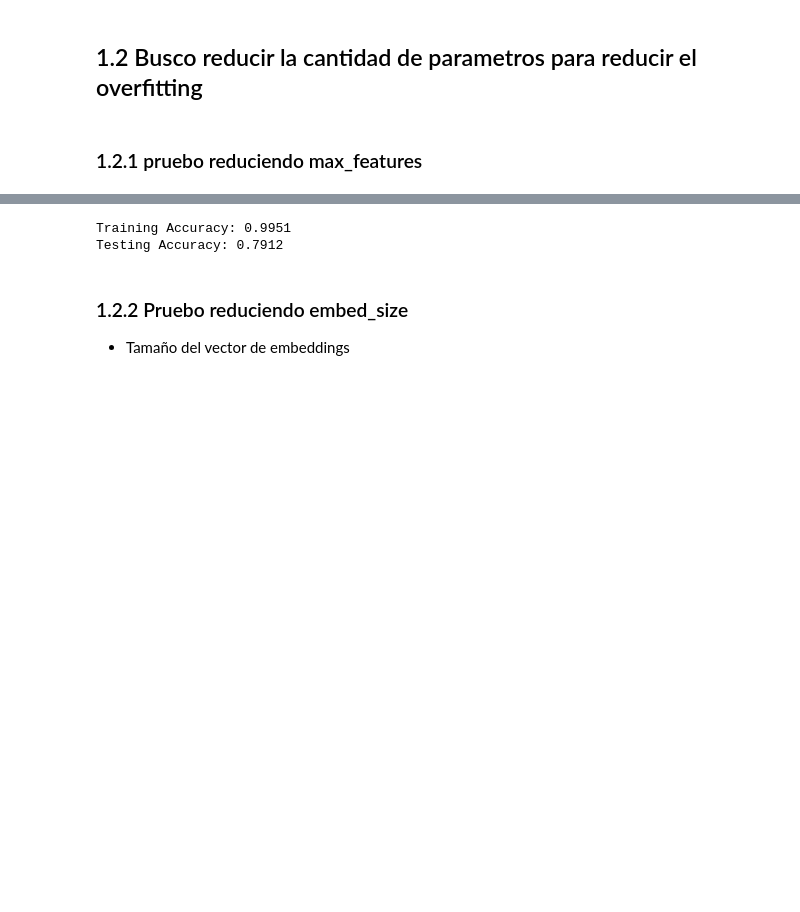
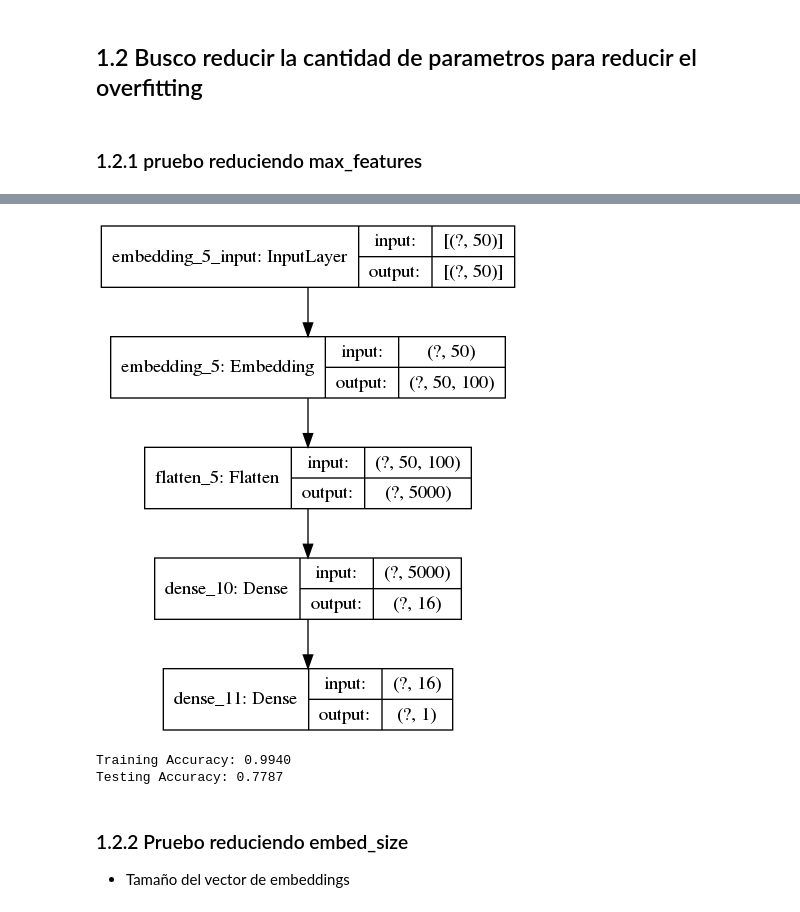
Before and after one commit to mariaCelesteCingolani/7506TP2, a Jupyter notebook: 9. Perceptron Multilayer/9_1 PerceptronMultilayer+Word2Vec.ipynb, the cells around one changed output, grey strips where cells are left out. Drawn from its saved outputs; the diff is of its cells as text; code cells hidden in the pictures; blank space fills up the shorter version.

```diff
--- a/9. Perceptron Multilayer/9_1 PerceptronMultilayer+Word2Vec.ipynb
+++ b/9. Perceptron Multilayer/9_1 PerceptronMultilayer+Word2Vec.ipynb
@@ -145,8 +147,8 @@ def run_model (train_x, train_y, val_x, val_y, test_x, test_y,
 
     loss, accuracy = model.evaluate(test_X, test_y, verbose=False)
     print("Testing Accuracy: {:.4f}".format(accuracy))
-    #test_pred_y = (model.predict(test_X, batch_size=1024, verbose=1) > 0.5).astype("int32")
-    #print("Report: \n{}".format(classification_report(test_y, test_pred_y)))
+    test_pred_y = (model.predict(test_X, batch_size=1024, verbose=1) > 0.5).astype("int32")
+    print("Report: \n{}".format(classification_report(test_y, test_pred_y)))
     return model, tokenizer
 # %% [markdown]
 # 1. Datos Originales
@@ -168,7 +170,7 @@ Testing Accuracy: 0.7748
 # %% [markdown]
 ### 1.2.1 pruebo reduciendo max_features
 # %%
-model, tokenizer = run_model(data.x_train,data.y_train, data.x_val, data.y_val, data.x_test, data.y_test,
+model1, tokenizer = run_model(data.x_train,data.y_train, data.x_val, data.y_val, data.x_test, data.y_test,
                              embed_size = 100, max_features=12500, max_len = 50,
                             batch_size = 512, nneuronsl1=16, activationl1='relu', epochs=20)
 # %% [output]
@@ -177,10 +189,14 @@ Testing Accuracy: 0.7925
+# %%
+plot_model(model1, to_file='PerceptronWord2Vec.png', show_shapes=True)
+# %% [output]
+[figure, added]
 # %%
 model, tokenizer = run_model(data.x_train,data.y_train, data.x_val, data.y_val, data.x_test, data.y_test,
                              embed_size = 100, max_features=12500, max_len = 50,
                             batch_size = 512, nneuronsl1=16, activationl1='relu', epochs=20)
 # %% [output]
-Training Accuracy: 0.9951
-Testing Accuracy: 0.7912
+Training Accuracy: 0.9940
+Testing Accuracy: 0.7787
 # %% [markdown]
 ### 1.2.2 Pruebo reduciendo embed_size
 
```
Also changed, not shown: parts of 5 cells of this notebook, 12 other files.
